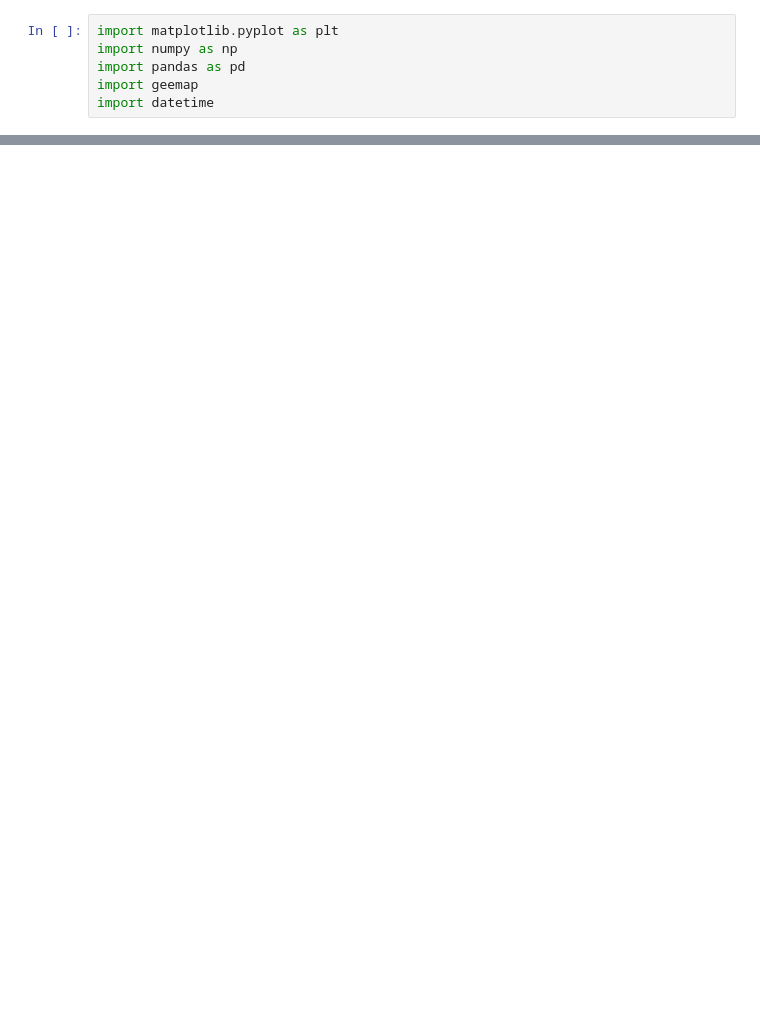
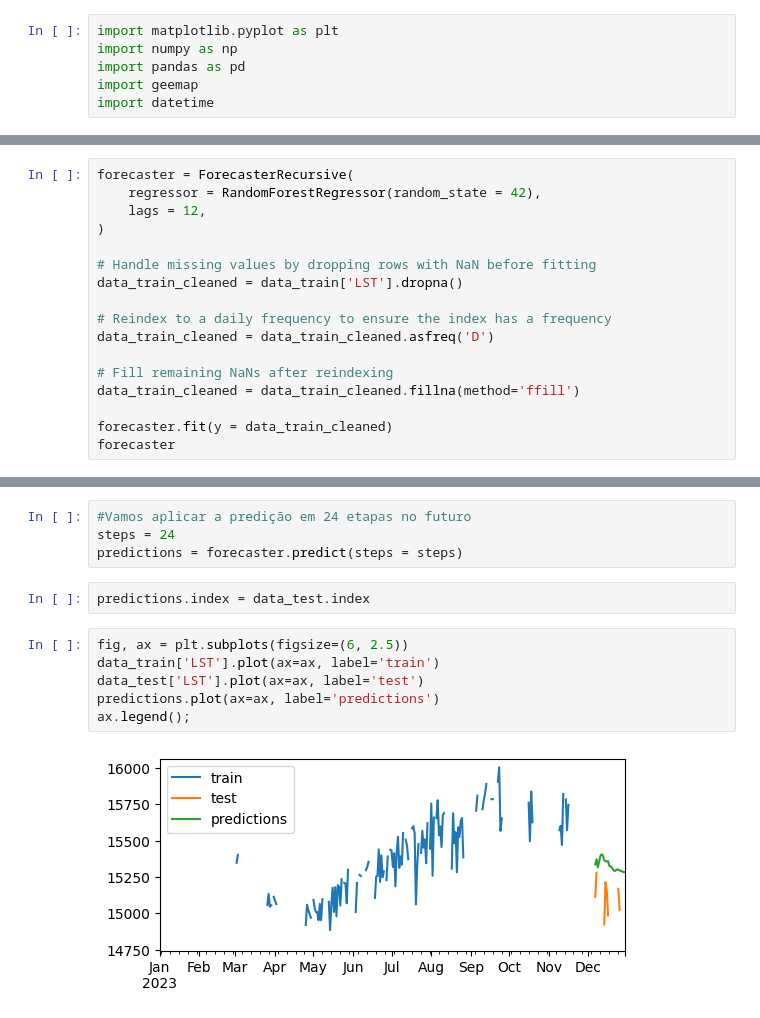
Before and after one commit to alvarosamp/ML_TO_GEOSCIENCE, a Jupyter notebook: Codigos/MLinTimeSeries(aula 9).ipynb, the cells around one changed output, grey strips where cells are left out. Cells and saved outputs as stored; diff of their text form; blank space fills up the shorter version.

```diff
--- a/Codigos/MLinTimeSeries(aula 9).ipynb
+++ b/Codigos/MLinTimeSeries(aula 9).ipynb
@@ -51,0 +286,17 @@ italy = italy = ee.Geometry.Polygon([[[8.290016551188252, 45.79137351065613],
+# %%
+forecaster = ForecasterRecursive(
+    regressor = RandomForestRegressor(random_state = 42),
+    lags = 12,
+)
+
+# Handle missing values by dropping rows with NaN before fitting
+data_train_cleaned = data_train['LST'].dropna()
+
+# Reindex to a daily frequency to ensure the index has a frequency
+data_train_cleaned = data_train_cleaned.asfreq('D')
+
+# Fill remaining NaNs after reindexing
+data_train_cleaned = data_train_cleaned.fillna(method='ffill')
+
+forecaster.fit(y = data_train_cleaned)
+forecaster
@@ -51,0 +321,14 @@ italy = italy = ee.Geometry.Polygon([[[8.290016551188252, 45.79137351065613],
+# %%
+#Vamos aplicar a predição em 24 etapas no futuro
+steps = 24
+predictions = forecaster.predict(steps = steps)
+# %%
+predictions.index = data_test.index
+# %%
+fig, ax = plt.subplots(figsize=(6, 2.5))
+data_train['LST'].plot(ax=ax, label='train')
+data_test['LST'].plot(ax=ax, label='test')
+predictions.plot(ax=ax, label='predictions')
+ax.legend();
+# %% [output]
+[figure, added]
```
Also changed, not shown: parts of 62 cells of this notebook.
